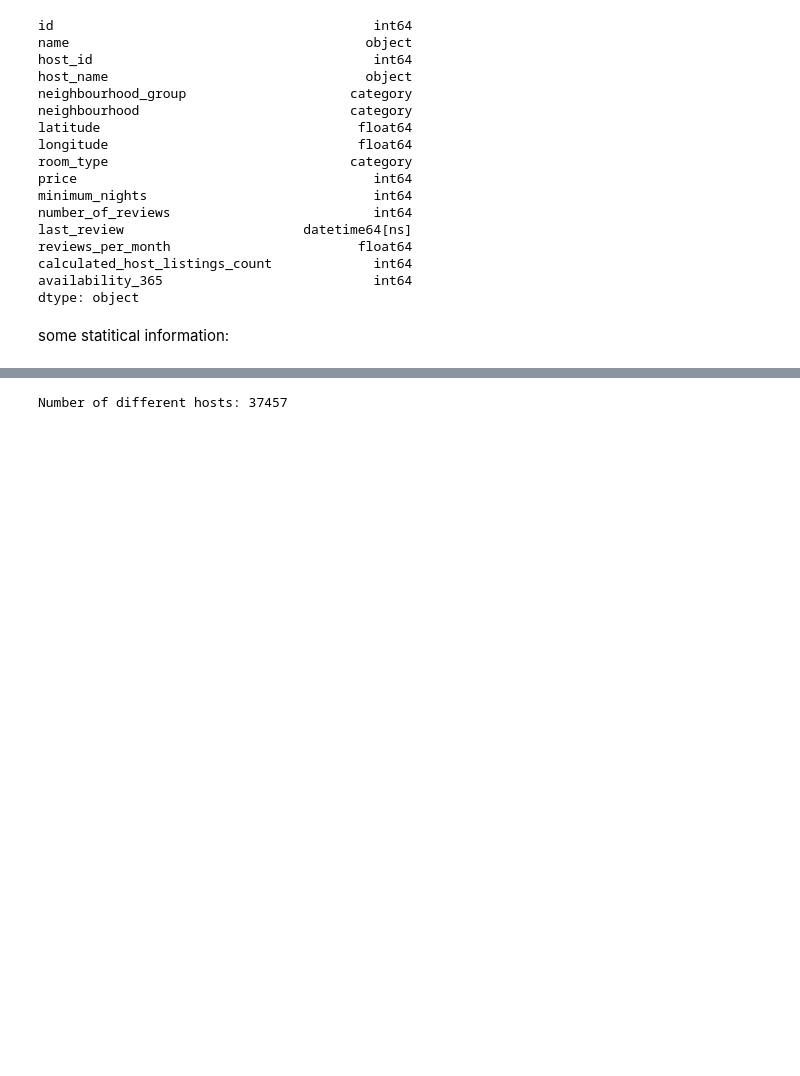
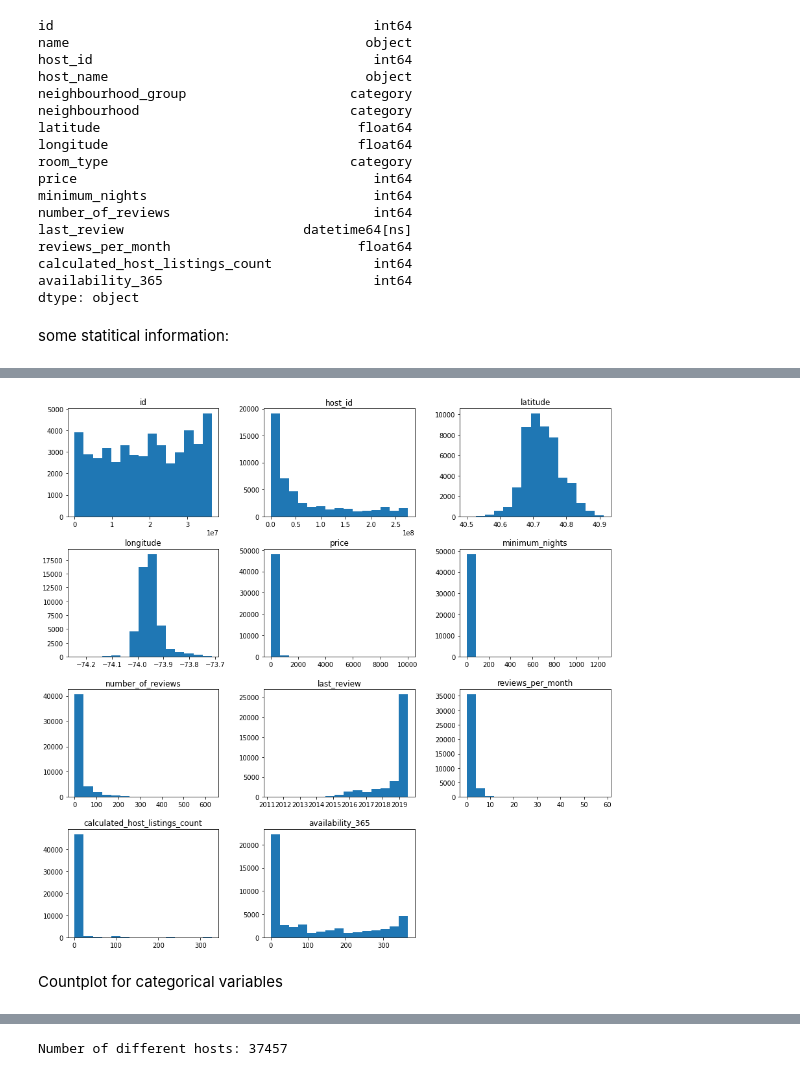
Before and after one commit to camidelgado/machine-learning-python-template, a Jupyter notebook: src/explore.ipynb, the cells around one changed output, grey strips where cells are left out. Cells and saved outputs as stored; diff of their text form; code cells hidden in the pictures; blank space fills up the shorter version.

```diff
--- a/src/explore.ipynb
+++ b/src/explore.ipynb
@@ -96,0 +118,6 @@ round(df.describe())
+# %%
+df.hist(bins=15,figsize=(15,15),grid=False);
+# %% [output]
+[figure, added]
+# %% [markdown]
+Countplot for categorical variables
```
Also changed, not shown: parts of 13 cells of this notebook.
